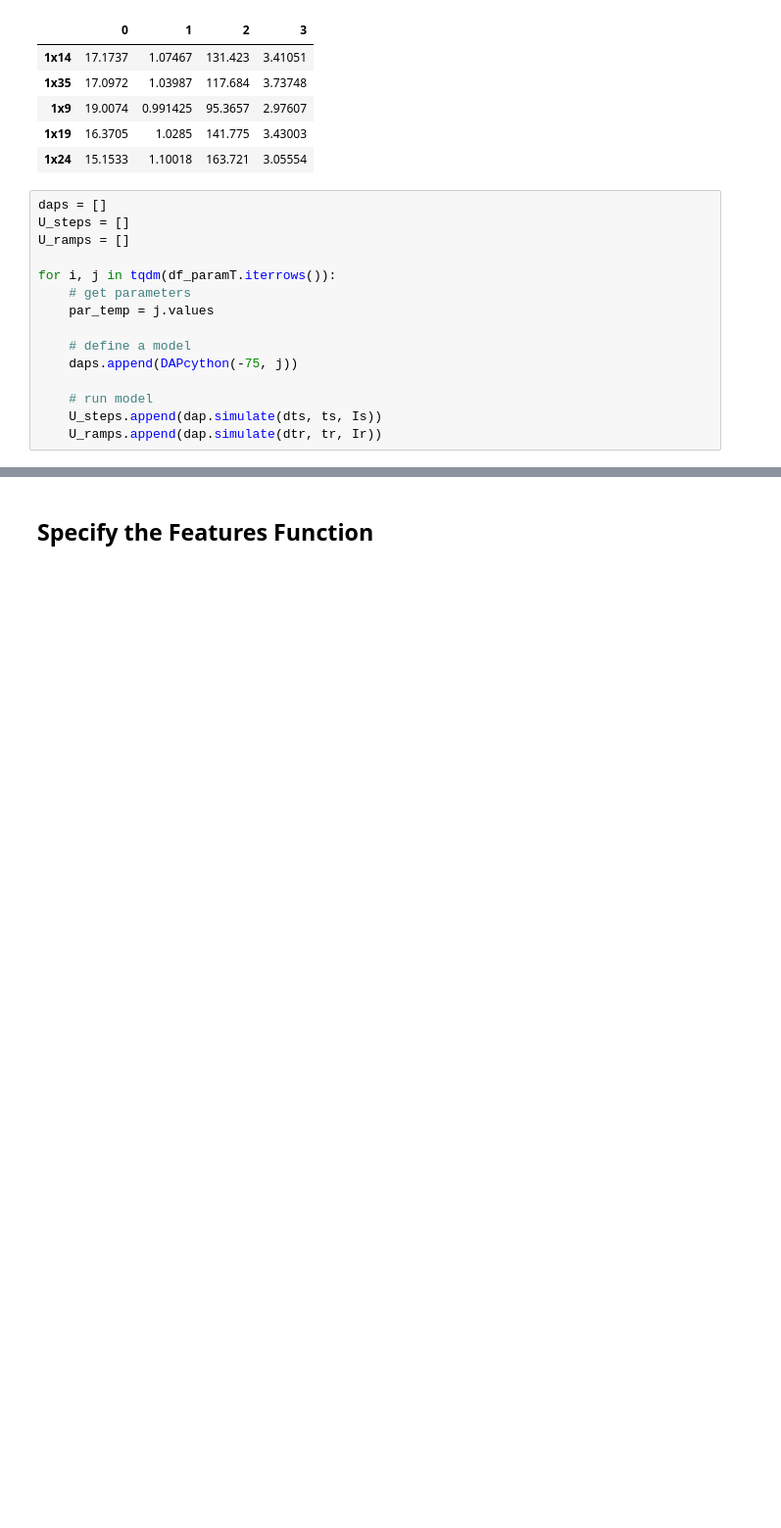
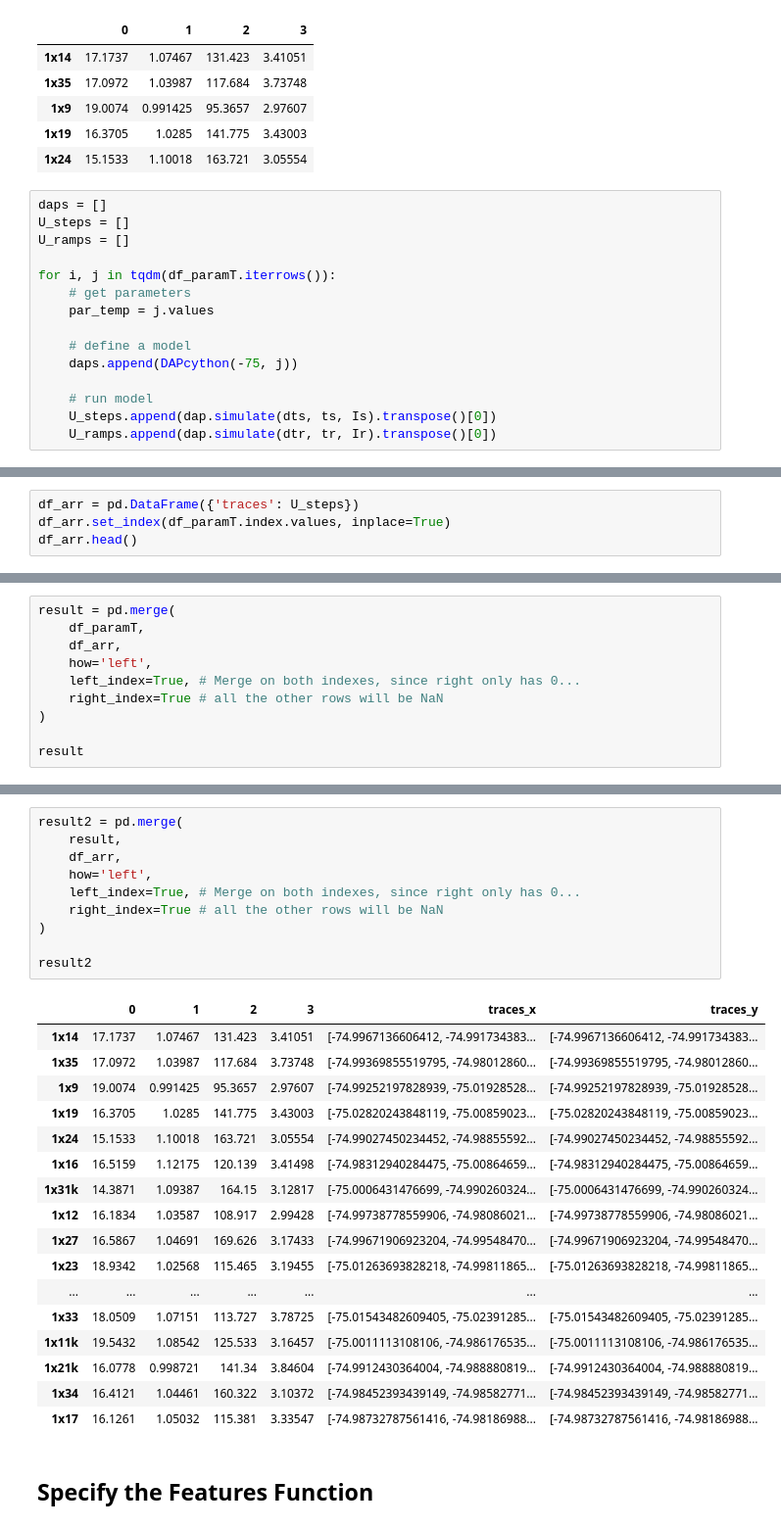
Before and after one commit to alTeska/DAP_analysis, a Jupyter notebook: param_analysis/notebooks/results_analysis_0205.ipynb, the cells around one changed output, grey strips where cells are left out. Shown: that part at 98% size. Saved outputs shown, nothing was run; the diff lists cells and outputs as text; blank space fills up the shorter version.

```diff
--- a/param_analysis/notebooks/results_analysis_0205.ipynb
+++ b/param_analysis/notebooks/results_analysis_0205.ipynb
@@ -89,5 +89,5 @@ for i, j in tqdm(df_paramT.iterrows()):
     daps.append(DAPcython(-75, j))
 
     # run model
-    U_steps.append(dap.simulate(dts, ts, Is))
-    U_ramps.append(dap.simulate(dtr, tr, Ir))
+    U_steps.append(dap.simulate(dts, ts, Is).transpose()[0])
+    U_ramps.append(dap.simulate(dtr, tr, Ir).transpose()[0])
@@ -93,0 +96,4 @@ for i, j in tqdm(df_paramT.iterrows()):
+# %%
+df_arr = pd.DataFrame({'traces': U_steps})
+df_arr.set_index(df_paramT.index.values, inplace=True)
+df_arr.head()
@@ -93,0 +135,10 @@ for i, j in tqdm(df_paramT.iterrows()):
+# %%
+result = pd.merge(
+    df_paramT,
+    df_arr,
+    how='left',
+    left_index=True, # Merge on both indexes, since right only has 0...
+    right_index=True # all the other rows will be NaN
+)
+
+result
@@ -94,3 +163,31 @@ for i, j in tqdm(df_paramT.iterrows()):
+# %%
+result2 = pd.merge(
+    result,
+    df_arr,
+    how='left',
+    left_index=True, # Merge on both indexes, since right only has 0...
+    right_index=True # all the other rows will be NaN
+)
+
+result2
+# %% [output]
+|  | 0 | 1 | 2 | 3 | traces_x | traces_y |
+| 1x14 | 17.1737 | 1.07467 | 131.423 | 3.41051 | [-74.9967136606412, -74.991734383... | [-74.9967136606412, -74.991734383... |
+| 1x35 | 17.0972 | 1.03987 | 117.684 | 3.73748 | [-74.99369855519795, -74.98012860... | [-74.99369855519795, -74.98012860... |
+| 1x9 | 19.0074 | 0.991425 | 95.3657 | 2.97607 | [-74.99252197828939, -75.01928528... | [-74.99252197828939, -75.01928528... |
+| 1x19 | 16.3705 | 1.0285 | 141.775 | 3.43003 | [-75.02820243848119, -75.00859023... | [-75.02820243848119, -75.00859023... |
+| 1x24 | 15.1533 | 1.10018 | 163.721 | 3.05554 | [-74.99027450234452, -74.98855592... | [-74.99027450234452, -74.98855592... |
+| 1x16 | 16.5159 | 1.12175 | 120.139 | 3.41498 | [-74.98312940284475, -75.00864659... | [-74.98312940284475, -75.00864659... |
+| 1x31k | 14.3871 | 1.09387 | 164.15 | 3.12817 | [-75.0006431476699, -74.990260324... | [-75.0006431476699, -74.990260324... |
+| 1x12 | 16.1834 | 1.03587 | 108.917 | 2.99428 | [-74.99738778559906, -74.98086021... | [-74.99738778559906, -74.98086021... |
+| 1x27 | 16.5867 | 1.04691 | 169.626 | 3.17433 | [-74.99671906923204, -74.99548470... | [-74.99671906923204, -74.99548470... |
+| 1x23 | 18.9342 | 1.02568 | 115.465 | 3.19455 | [-75.01263693828218, -74.99811865... | [-75.01263693828218, -74.99811865... |
+| ... | ... | ... | ... | ... | ... | ... |
+| 1x33 | 18.0509 | 1.07151 | 113.727 | 3.78725 | [-75.01543482609405, -75.02391285... | [-75.01543482609405, -75.02391285... |
+| 1x11k | 19.5432 | 1.08542 | 125.533 | 3.16457 | [-75.0011113108106, -74.986176535... | [-75.0011113108106, -74.986176535... |
+| 1x21k | 16.0778 | 0.998721 | 141.34 | 3.84604 | [-74.9912430364004, -74.988880819... | [-74.9912430364004, -74.988880819... |
+| 1x34 | 16.4121 | 1.04461 | 160.322 | 3.10372 | [-74.98452393439149, -74.98582771... | [-74.98452393439149, -74.98582771... |
+| 1x17 | 16.1261 | 1.05032 | 115.381 | 3.33547 | [-74.98732787561416, -74.98186988... | [-74.98732787561416, -74.98186988... |
 # %% [markdown]
 ## Specify the Features Function
 # %%
```
Also changed, not shown: parts of 12 cells of this notebook, 3 other files.
